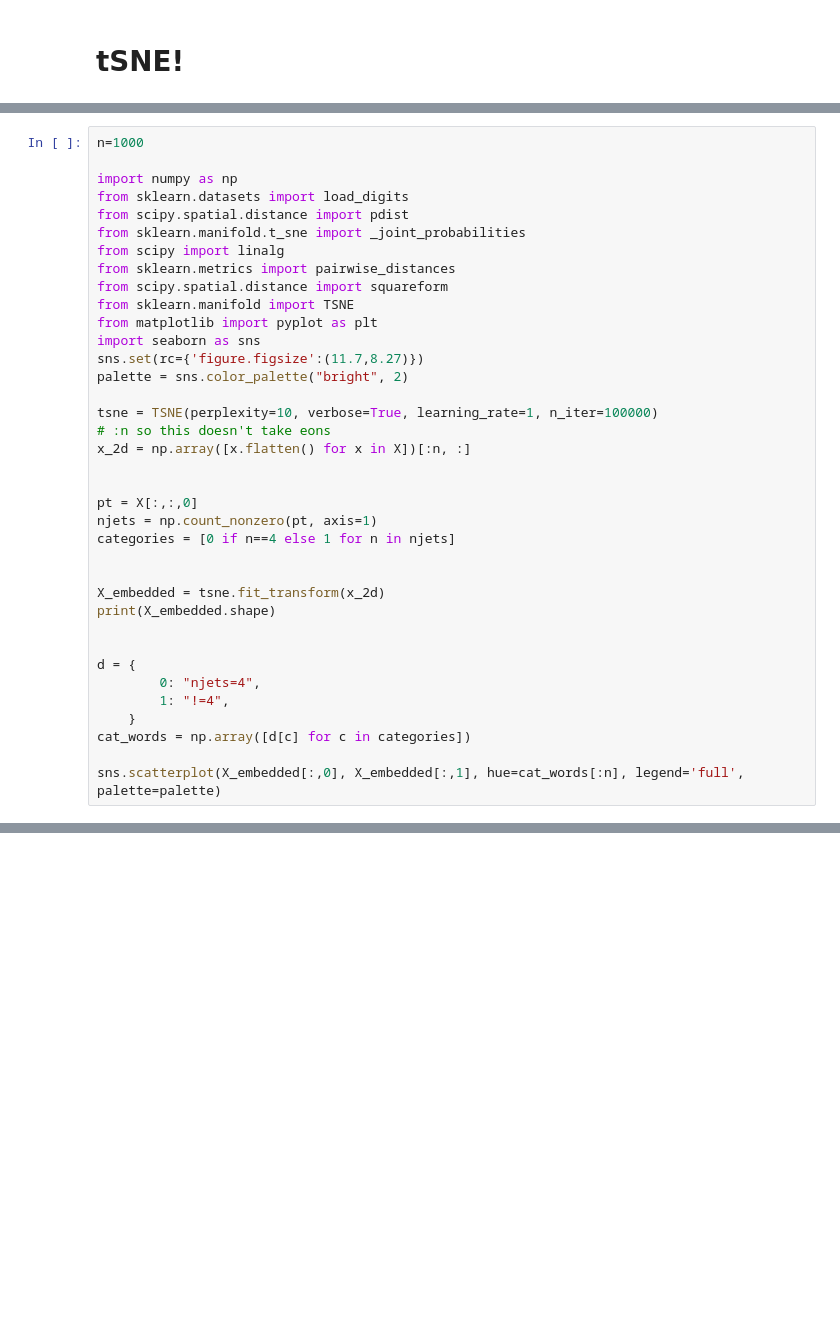
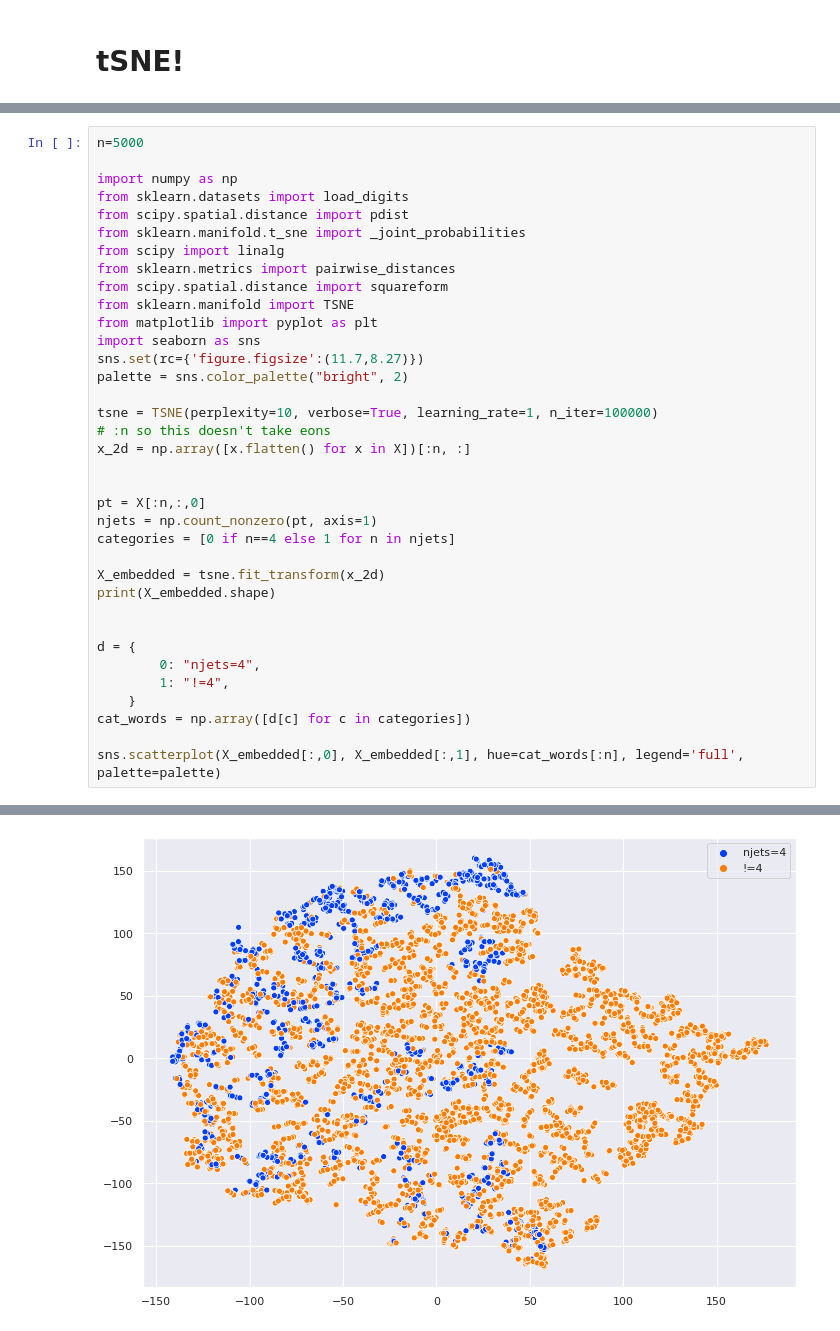
Before and after one commit to callum-mccracken/bbb, a Jupyter notebook: tSNE/t_SNE_njets4.ipynb, the cells around one changed output, grey strips where cells are left out. Cells and saved outputs as stored; diff of their text form; blank space fills up the shorter version.

```diff
--- a/tSNE/t_SNE_njets4.ipynb
+++ b/tSNE/t_SNE_njets4.ipynb
@@ -62,6 +62,6 @@ ignoring 0.0 percent of 303931 events
 [figure]
 # %%
-n=1000
+n=5000
 
 import numpy as np
 from sklearn.datasets import load_digits
@@ -81,10 +81,9 @@ tsne = TSNE(perplexity=10, verbose=True, learning_rate=1, n_iter=100000)
 x_2d = np.array([x.flatten() for x in X])[:n, :]
 
 
-pt = X[:,:,0]
+pt = X[:n,:,0]
 njets = np.count_nonzero(pt, axis=1)
 categories = [0 if n==4 else 1 for n in njets]
-
 
 X_embedded = tsne.fit_transform(x_2d)
 print(X_embedded.shape)
@@ -97,3 +96,4 @@ d = {
 cat_words = np.array([d[c] for c in categories])
 
 sns.scatterplot(X_embedded[:,0], X_embedded[:,1], hue=cat_words[:n], legend='full', palette=palette)
+# %% [output]
@@ -99,0 +113 @@ sns.scatterplot(X_embedded[:,0], X_embedded[:,1], hue=cat_words[:n], legend='ful
+[figure, added]
```
Also changed, not shown: parts of 9 cells of this notebook, 5 other files.
